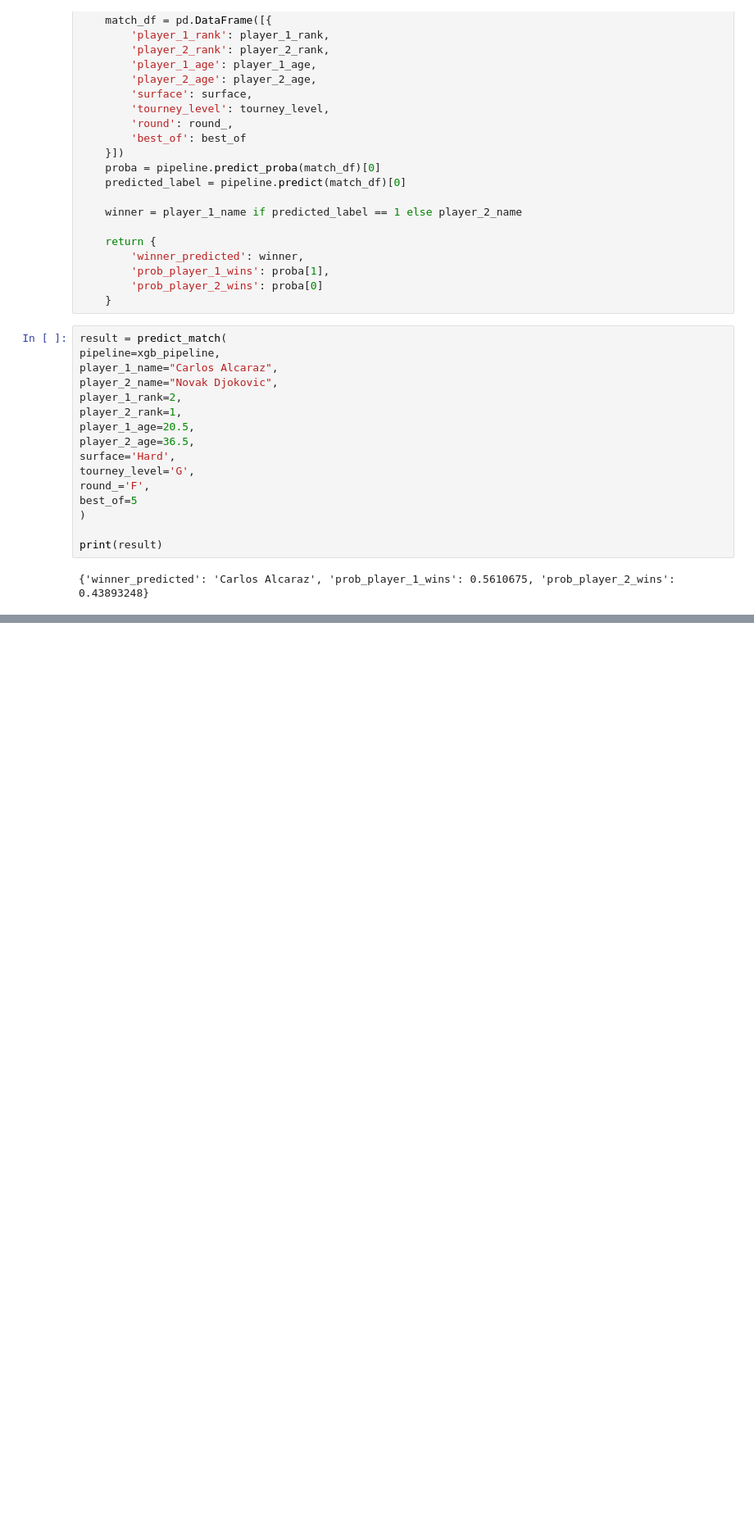
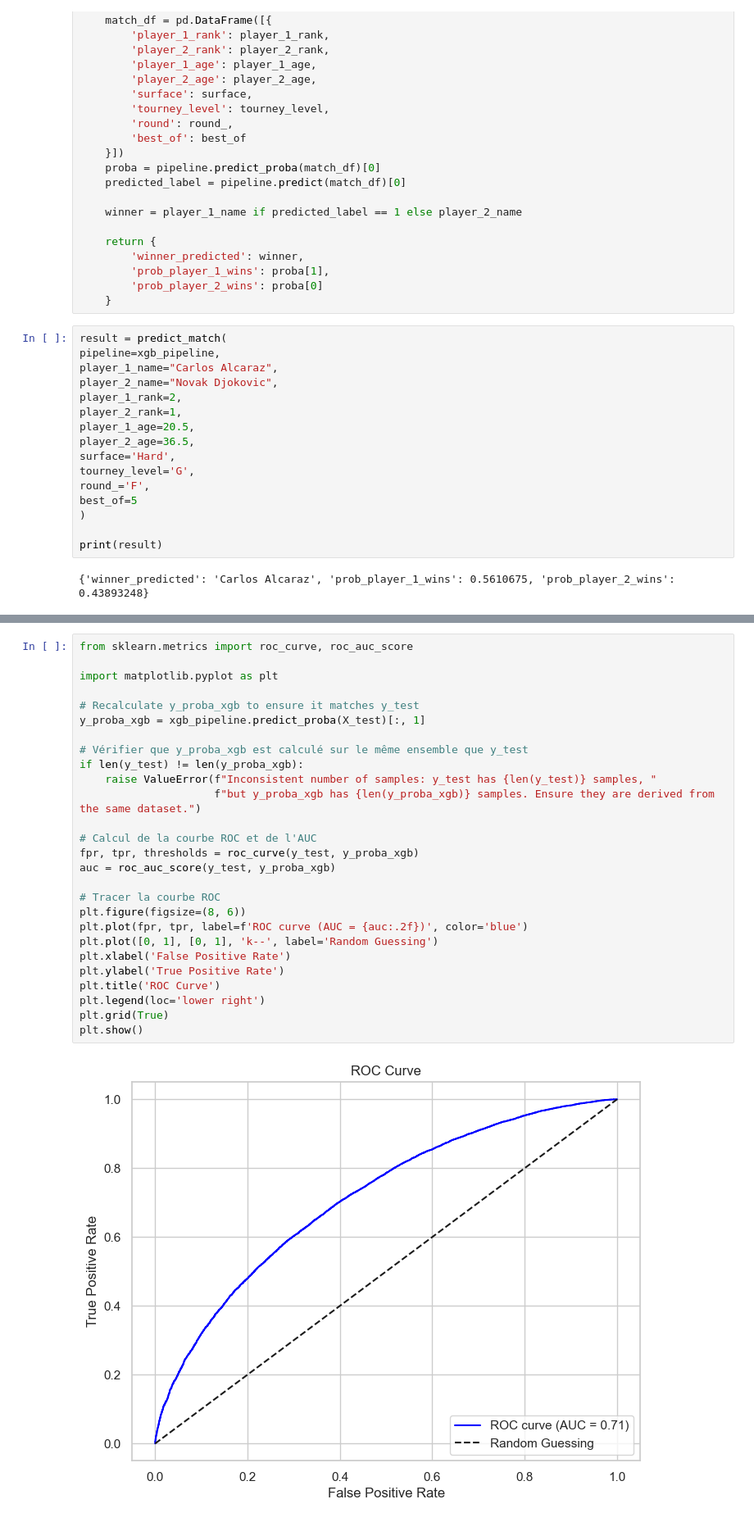
Before and after one commit to EyalT5/albert-ml-project, a Jupyter notebook: notebooks/scrapp.ipynb, the cells around one changed output, grey strips where cells are left out. Shown at 82% size. Saved outputs shown, nothing was run; the diff lists cells and outputs as text; blank space fills up the shorter version.

```diff
--- a/notebooks/scrapp.ipynb
+++ b/notebooks/scrapp.ipynb
@@ -1237,0 +1405,29 @@ print(result)
+# %%
+from sklearn.metrics import roc_curve, roc_auc_score
+
+import matplotlib.pyplot as plt
+
+# Recalculate y_proba_xgb to ensure it matches y_test
+y_proba_xgb = xgb_pipeline.predict_proba(X_test)[:, 1]
+
+# Vérifier que y_proba_xgb est calculé sur le même ensemble que y_test
+if len(y_test) != len(y_proba_xgb):
+	raise ValueError(f"Inconsistent number of samples: y_test has {len(y_test)} samples, "
+					 f"but y_proba_xgb has {len(y_proba_xgb)} samples. Ensure they are derived from the same dataset.")
+
+# Calcul de la courbe ROC et de l'AUC
+fpr, tpr, thresholds = roc_curve(y_test, y_proba_xgb)
+auc = roc_auc_score(y_test, y_proba_xgb)
+
+# Tracer la courbe ROC
+plt.figure(figsize=(8, 6))
+plt.plot(fpr, tpr, label=f'ROC curve (AUC = {auc:.2f})', color='blue')
+plt.plot([0, 1], [0, 1], 'k--', label='Random Guessing')
+plt.xlabel('False Positive Rate')
+plt.ylabel('True Positive Rate')
+plt.title('ROC Curve')
+plt.legend(loc='lower right')
+plt.grid(True)
+plt.show()
+# %% [output]
+[figure, added]
```
Also changed, not shown: parts of 15 cells of this notebook.
